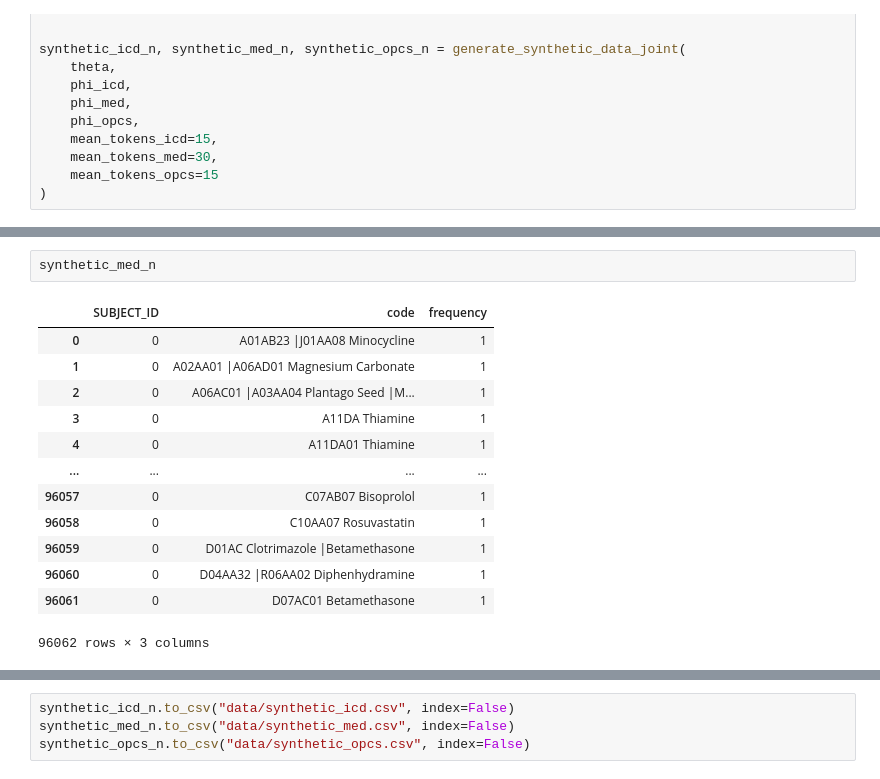
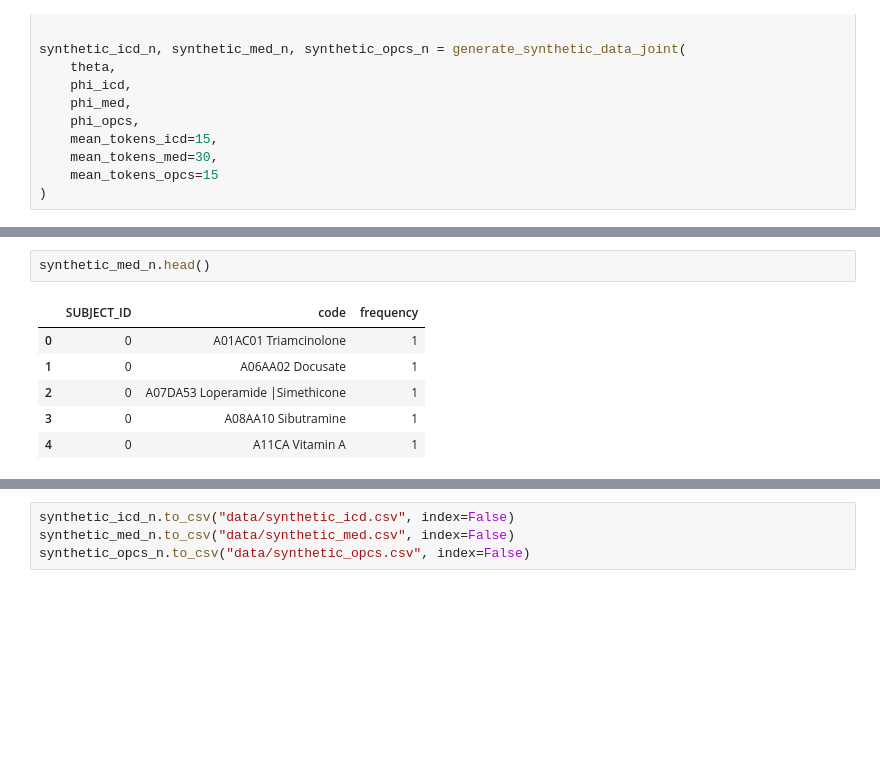
Before and after one commit to Ziqiyang72960/MixEHR-SAGE, a Jupyter notebook: Phenotyping_and_PheWAS_Using_MixEHR_Seed.ipynb, the cells around one changed output, grey strips where cells are left out. Saved outputs shown, nothing was run; the diff lists cells and outputs as text; blank space fills up the shorter version.

```diff
--- a/Phenotyping_and_PheWAS_Using_MixEHR_Seed.ipynb
+++ b/Phenotyping_and_PheWAS_Using_MixEHR_Seed.ipynb
@@ -484,17 +450,10 @@ synthetic_icd_n.head()
 # %%
-synthetic_med_n
+synthetic_med_n.head()
 # %% [output]
 |  | SUBJECT_ID | code | frequency |
-| 0 | 0 | A01AB23 |J01AA08 Minocycline | 1 |
-| 1 | 0 | A02AA01 |A06AD01 Magnesium Carbonate | 1 |
-| 2 | 0 | A06AC01 |A03AA04 Plantago Seed |M... | 1 |
-| 3 | 0 | A11DA Thiamine | 1 |
-| 4 | 0 | A11DA01 Thiamine | 1 |
-| ... | ... | ... | ... |
-| 96057 | 0 | C07AB07 Bisoprolol | 1 |
-| 96058 | 0 | C10AA07 Rosuvastatin | 1 |
-| 96059 | 0 | D01AC Clotrimazole |Betamethasone | 1 |
-| 96060 | 0 | D04AA32 |R06AA02 Diphenhydramine | 1 |
-| 96061 | 0 | D07AC01 Betamethasone | 1 |
+| 0 | 0 | A01AC01 Triamcinolone | 1 |
+| 1 | 0 | A06AA02 Docusate | 1 |
+| 2 | 0 | A07DA53 Loperamide |Simethicone | 1 |
+| 3 | 0 | A08AA10 Sibutramine | 1 |
+| 4 | 0 | A11CA Vitamin A | 1 |
-96062 rows × 3 columns
 # %%
```
Also changed, not shown: parts of 52 cells of this notebook.
